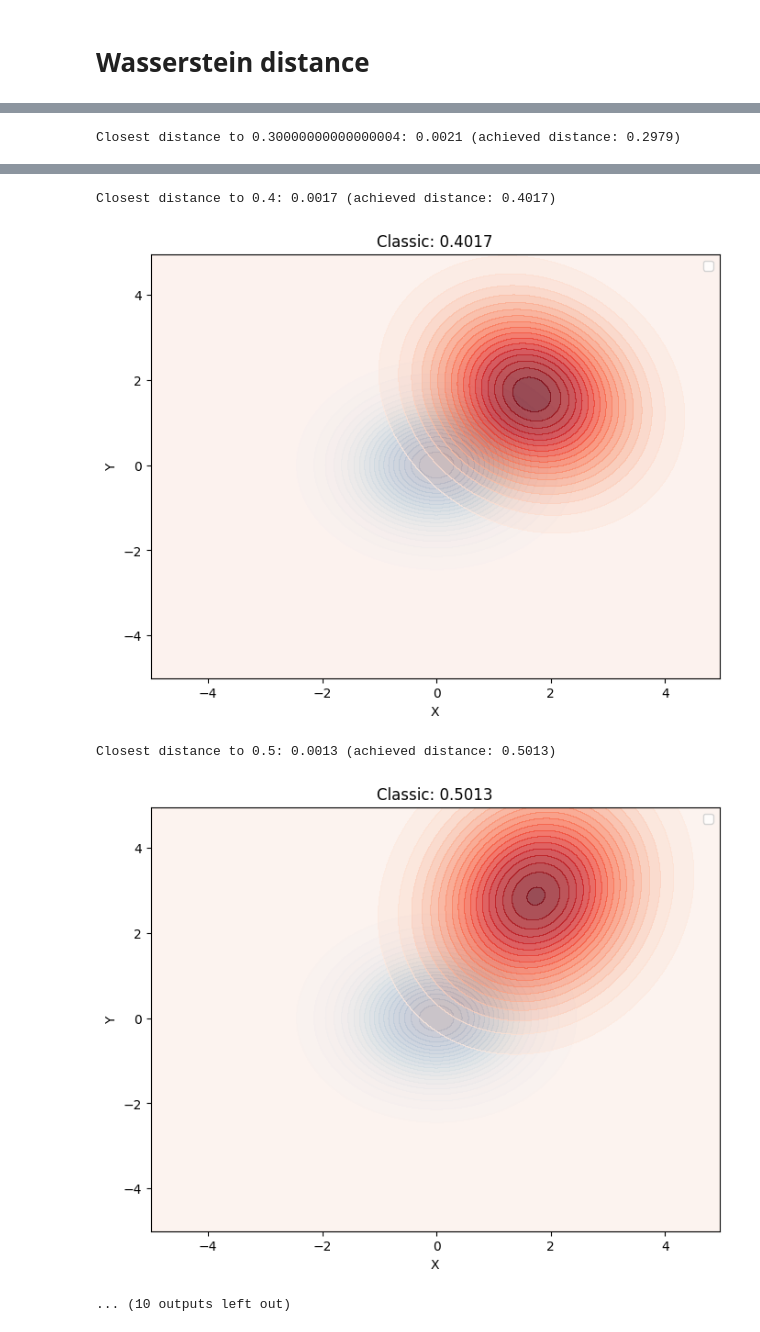
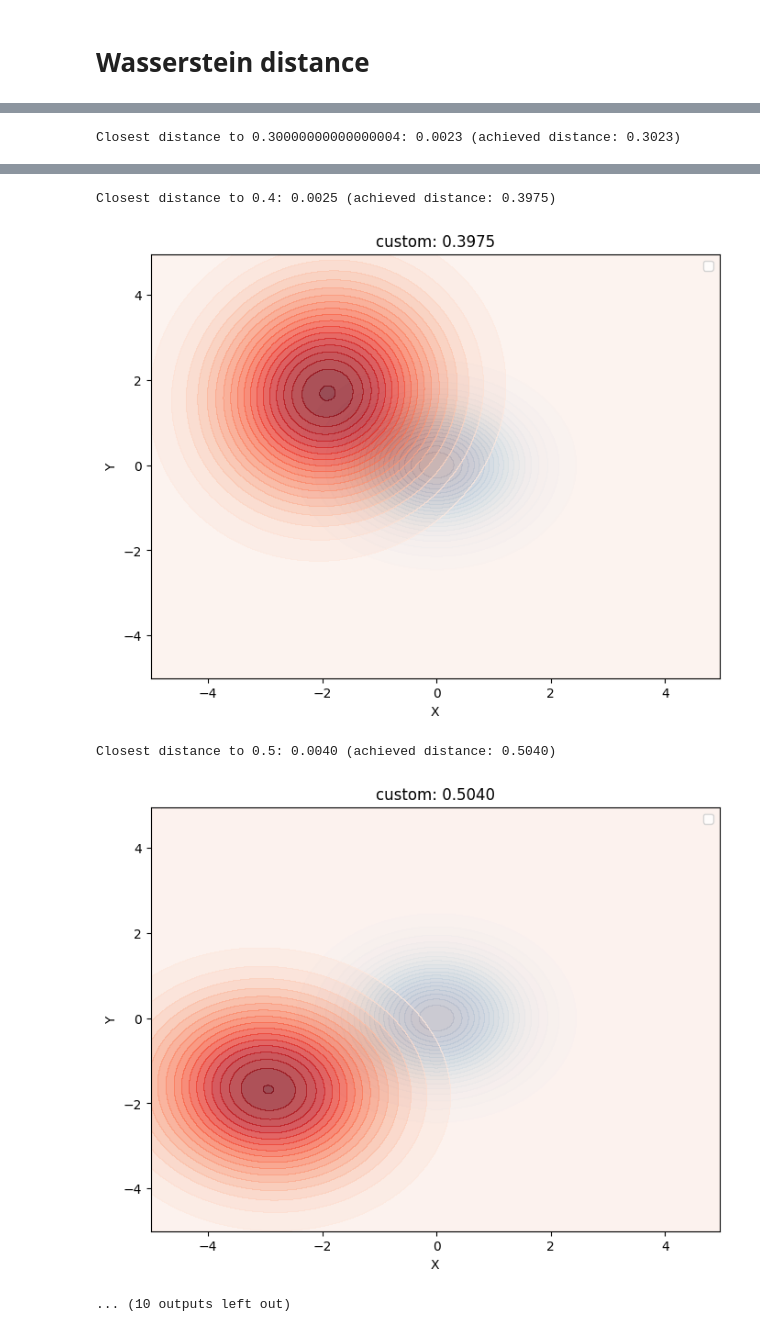
Before and after one commit to mirkomanset/dynamic-clustering, a Jupyter notebook: notebooks/gaussian/gaussian_overlapping.ipynb, the cells around one changed output, grey strips where cells are left out. Saved outputs shown, nothing was run; the diff lists cells and outputs as text; code cells hidden in the pictures.

Commit message:
Refactor classic distance to custom distance

```diff
--- a/notebooks/gaussian/gaussian_overlapping.ipynb
+++ b/notebooks/gaussian/gaussian_overlapping.ipynb
@@ -235,10 +235,10 @@ cov1 = np.array([[1, 0], [0, 1]])  # Covariance matrix of the first distribution
 target_distances = np.arange(0, 1.1, 0.1).tolist()  # Example: <0.5, ~0.5, >0.5
 
 experiment(
-    classic_distance,
+    custom_distance,
     mean1=mean1,
     cov1=cov1,
     target_distances=target_distances,
-    title="Classic",
+    title="custom",
 )
 # %% [output]
@@ -251 +251 @@ Closest distance to 0.2: 0.0008 (achieved distance: 0.2008)
-Closest distance to 0.30000000000000004: 0.0021 (achieved distance: 0.2979)
+Closest distance to 0.30000000000000004: 0.0023 (achieved distance: 0.3023)
@@ -253,5 +253,5 @@ Closest distance to 0.30000000000000004: 0.0021 (achieved distance: 0.2979)
-Closest distance to 0.4: 0.0017 (achieved distance: 0.4017)
+Closest distance to 0.4: 0.0025 (achieved distance: 0.3975)
-[figure, old version]
+[figure, new version]
-Closest distance to 0.5: 0.0013 (achieved distance: 0.5013)
+Closest distance to 0.5: 0.0040 (achieved distance: 0.5040)
-[figure, old version]
+[figure, new version]
 ... (10 outputs left out)
```
Also changed, not shown: parts of 9 cells of this notebook, 3 other files.
